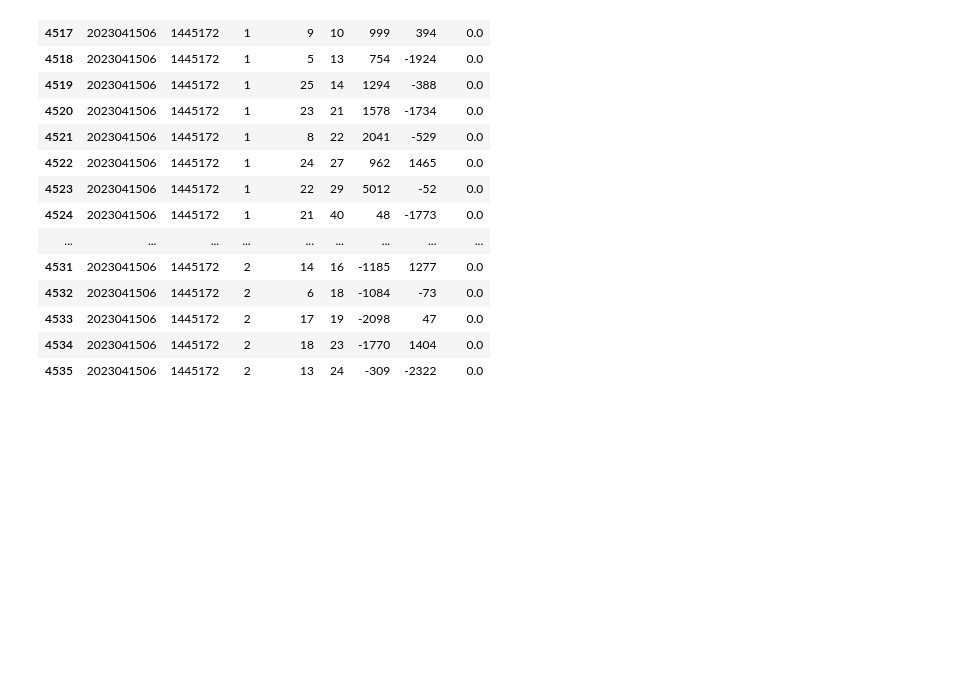
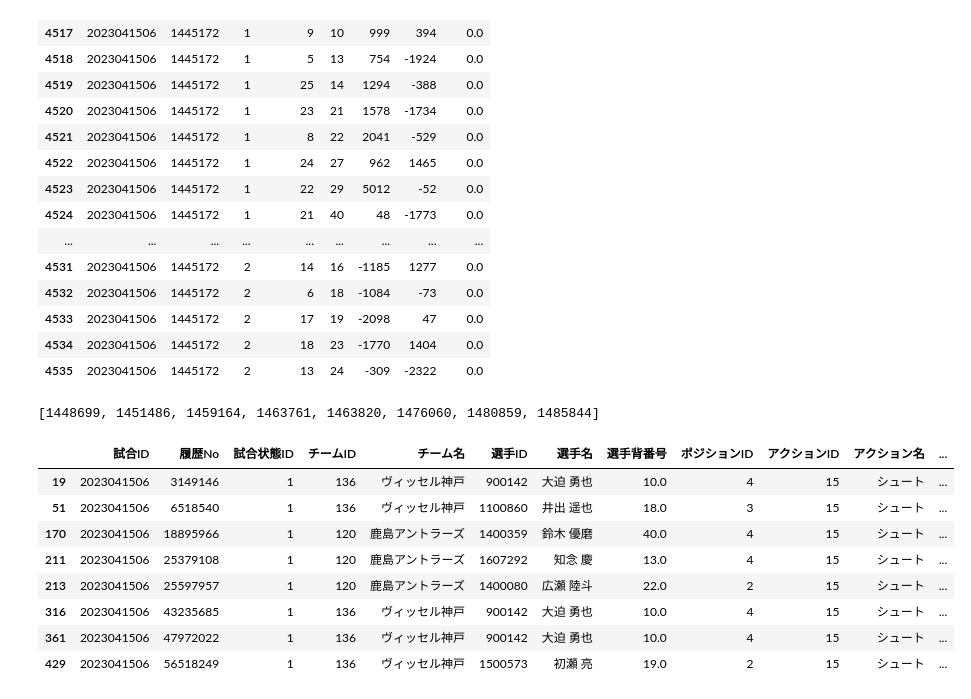
Before and after one commit to rakawanegan/pbl-ssc_with_gfootball, a Jupyter notebook: notebooks/input_analysis.ipynb, the cells around one changed output. Drawn from its saved outputs; the diff is of its cells as text; code cells hidden in the pictures; blank space fills up the shorter version.

```diff
--- a/notebooks/input_analysis.ipynb
+++ b/notebooks/input_analysis.ipynb
@@ -273,3 +285,21 @@ tracking_framedf
 | 4533 | 2023041506 | 1445172 | 2 | 17 | 19 | -2098 | 47 | 0.0 |
 | 4534 | 2023041506 | 1445172 | 2 | 18 | 23 | -1770 | 1404 | 0.0 |
 | 4535 | 2023041506 | 1445172 | 2 | 13 | 24 | -309 | -2322 | 0.0 |
+# %%
+shoot_frames_df = play_df.loc[play_df["F_シュート"] == 1]
+shoot_frames = shoot_frames_df["フレーム番号"].unique().tolist()
+shoot_frames
+# %% [output]
+[1448699, 1451486, 1459164, 1463761, 1463820, 1476060, 1480859, 1485844]
+# %%
+shoot_frames_df
+# %% [output]
+|  | 試合ID | 履歴No | 試合状態ID | チームID | チーム名 | 選手ID | 選手名 | 選手背番号 | ポジションID | アクションID | アクション名 | ... |
+| 19 | 2023041506 | 3149146 | 1 | 136 | ヴィッセル神戸 | 900142 | 大迫 勇也 | 10.0 | 4 | 15 | シュート | ... |
+| 51 | 2023041506 | 6518540 | 1 | 136 | ヴィッセル神戸 | 1100860 | 井出 遥也 | 18.0 | 3 | 15 | シュート | ... |
+| 170 | 2023041506 | 18895966 | 1 | 120 | 鹿島アントラーズ | 1400359 | 鈴木 優磨 | 40.0 | 4 | 15 | シュート | ... |
+| 211 | 2023041506 | 25379108 | 1 | 120 | 鹿島アントラーズ | 1607292 | 知念 慶 | 13.0 | 4 | 15 | シュート | ... |
+| 213 | 2023041506 | 25597957 | 1 | 120 | 鹿島アントラーズ | 1400080 | 広瀬 陸斗 | 22.0 | 2 | 15 | シュート | ... |
+| 316 | 2023041506 | 43235685 | 1 | 136 | ヴィッセル神戸 | 900142 | 大迫 勇也 | 10.0 | 4 | 15 | シュート | ... |
+| 361 | 2023041506 | 47972022 | 1 | 136 | ヴィッセル神戸 | 900142 | 大迫 勇也 | 10.0 | 4 | 15 | シュート | ... |
+| 429 | 2023041506 | 56518249 | 1 | 136 | ヴィッセル神戸 | 1500573 | 初瀬 亮 | 19.0 | 2 | 15 | シュート | ... |
```
Also changed, not shown: parts of 4 cells of this notebook, 58 other files.
